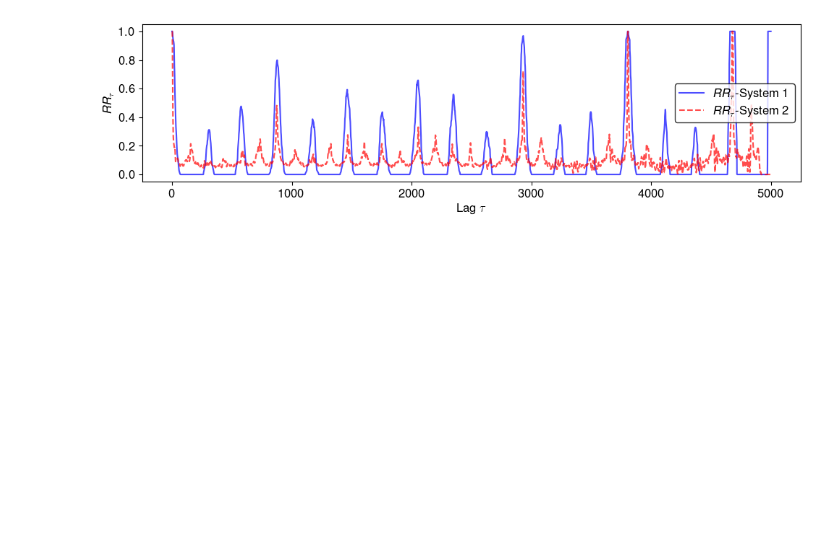
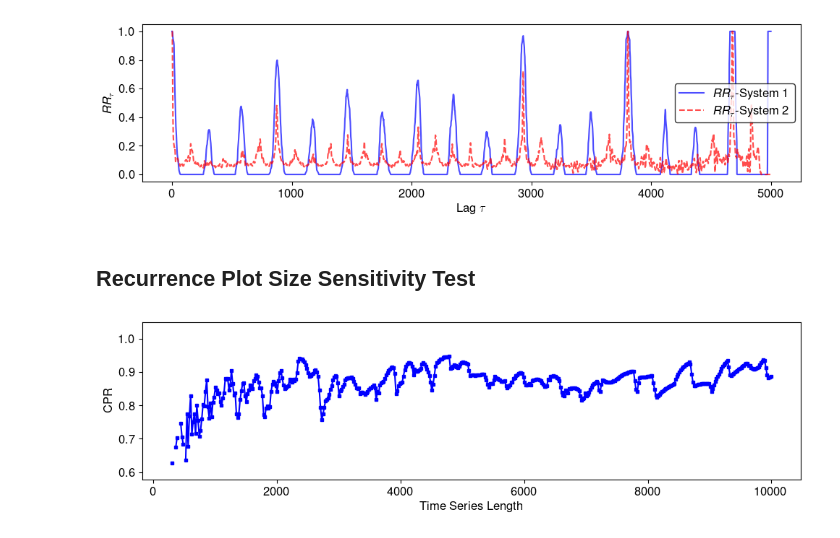
Before and after one commit to maltespringer/Synchronization_Analysis_With_Recurrence_Plots, a Jupyter notebook: analysis-scripts/tau_recurrence_rate_CPR.ipynb, the cells around one changed output. Drawn from its saved outputs; the diff is of its cells as text; code cells hidden in the pictures; blank space fills up the shorter version.

```diff
--- a/analysis-scripts/tau_recurrence_rate_CPR.ipynb
+++ b/analysis-scripts/tau_recurrence_rate_CPR.ipynb
@@ -473,3 +473,41 @@ plt.show()
 plot_tau(None, None, res_dict=results_gen_t, key=list(results_gen_t.keys())[23], transient=transient, saveas="Gen_Synch_tau_t", end=end)
 # %% [output]
 [figure]
+# %% [markdown]
+## Recurrence Plot Size Sensitivity Test
+# %%
+sol_tau = results_phs[coupling_mu[21]]
+
+with open(os.devnull, 'w') as f:
+            with redirect_stdout(f):
+                glob_thrsh_x = np.percentile(RecurrencePlot(sol_tau.y[0:3, transient:].T, metric="euclidean", recurrence_rate=0.1).distance_matrix(metric="euclidean"), 10)
+                glob_thrsh_y = np.percentile(RecurrencePlot(sol_tau.y[3:6, transient:].T, metric="euclidean", recurrence_rate=0.1).distance_matrix(metric="euclidean"), 10)
+
+sizes = list(range(10, 10000, 20))
+cprs_t = []
+
+for s in sizes:
+    vals = []
+    for start in range(transient, 12000, s):
+
+        with open(os.devnull, 'w') as f:
+            with redirect_stdout(f):
+                RX = RecurrencePlot(sol_tau.y[0:3, start:start+s].T, metric="euclidean", threshold=glob_thrsh_x).recurrence_matrix()
+                RY = RecurrencePlot(sol_tau.y[3:6, start:start+s].T, metric="euclidean", threshold=glob_thrsh_x).recurrence_matrix()
+
+        CPR = recurrence.cpr(RX, RY)
+        vals.append(CPR)
+
+    mean = np.mean(vals) if np.mean(vals) is not None else 0
+    cprs_t.append(mean)
+# %%
+plt.figure(figsize=(10,3))
+plt.plot(sizes, cprs_t, color="blue", marker="s", markersize=3)
+plt.xlabel("Time Series Length")
+plt.ylabel("CPR")
+plt.ylim(np.nanmin(cprs_t)-0.05, 1.0+0.05)
+plt.tight_layout()
+plt.savefig("Size_Dep_t.pdf", dpi=300)
+plt.show()
+# %% [output]
+[figure, added]
```
